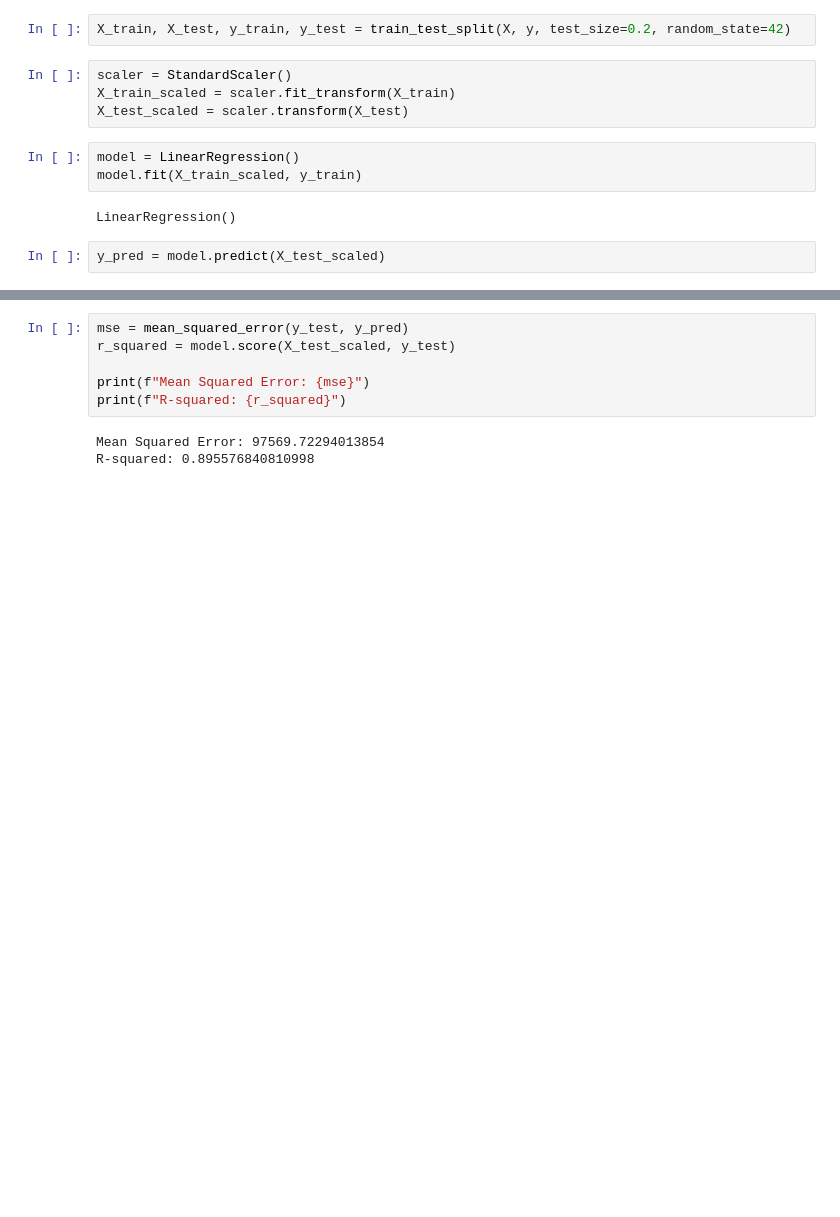
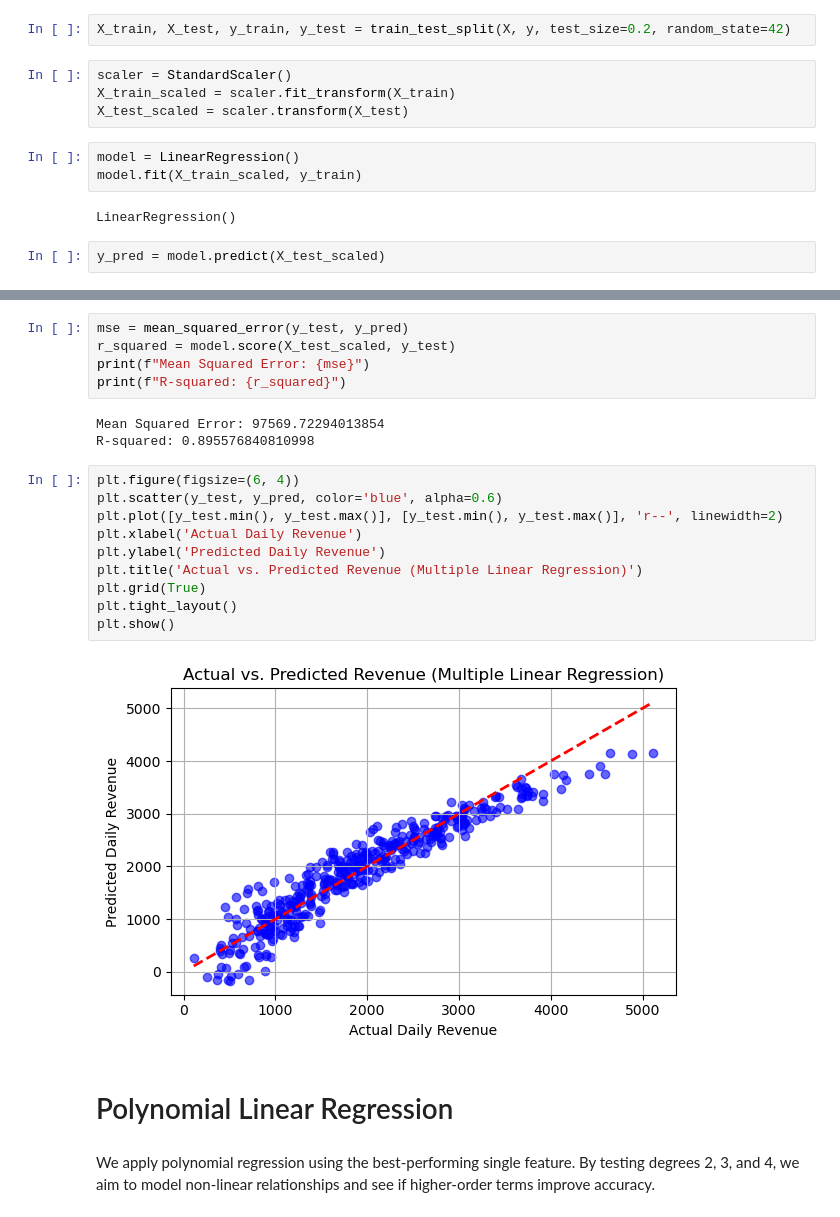
Before and after one commit to anasahmedx5/coffee-shop-daily-revenue-prediction, a Jupyter notebook: coffee_shop_model.ipynb, the cells around one changed output, grey strips where cells are left out. Cells and saved outputs as stored; diff of their text form; blank space fills up the shorter version.

```diff
--- a/coffee_shop_model.ipynb
+++ b/coffee_shop_model.ipynb
@@ -49,9 +138,24 @@ y_pred = model.predict(X_test_scaled)
 # %%
 mse = mean_squared_error(y_test, y_pred)
 r_squared = model.score(X_test_scaled, y_test)
-
 print(f"Mean Squared Error: {mse}")
 print(f"R-squared: {r_squared}")
 # %% [output]
 Mean Squared Error: 97569.72294013854
 R-squared: 0.895576840810998
+# %%
+plt.figure(figsize=(6, 4))
+plt.scatter(y_test, y_pred, color='blue', alpha=0.6)
+plt.plot([y_test.min(), y_test.max()], [y_test.min(), y_test.max()], 'r--', linewidth=2)
+plt.xlabel('Actual Daily Revenue')
+plt.ylabel('Predicted Daily Revenue')
+plt.title('Actual vs. Predicted Revenue (Multiple Linear Regression)')
+plt.grid(True)
+plt.tight_layout()
+plt.show()
+# %% [output]
+[figure, added]
+# %% [markdown]
+# Polynomial Linear Regression
+# %% [markdown]
+We apply polynomial regression using the best-performing single feature. By testing degrees 2, 3, and 4, we aim to model non-linear relationships and see if higher-order terms improve accuracy.
```
Also changed, not shown: parts of 25 cells of this notebook.
